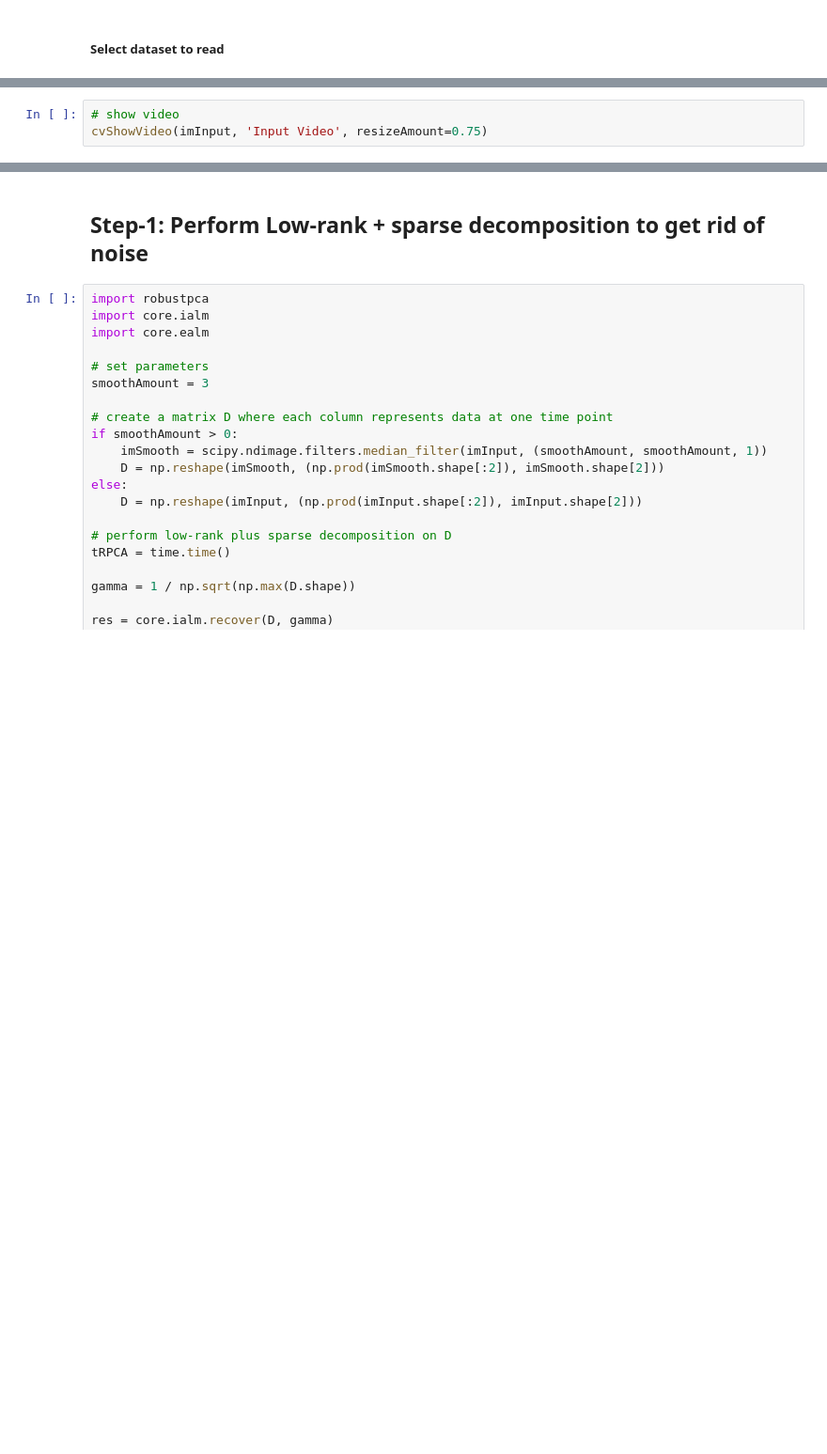
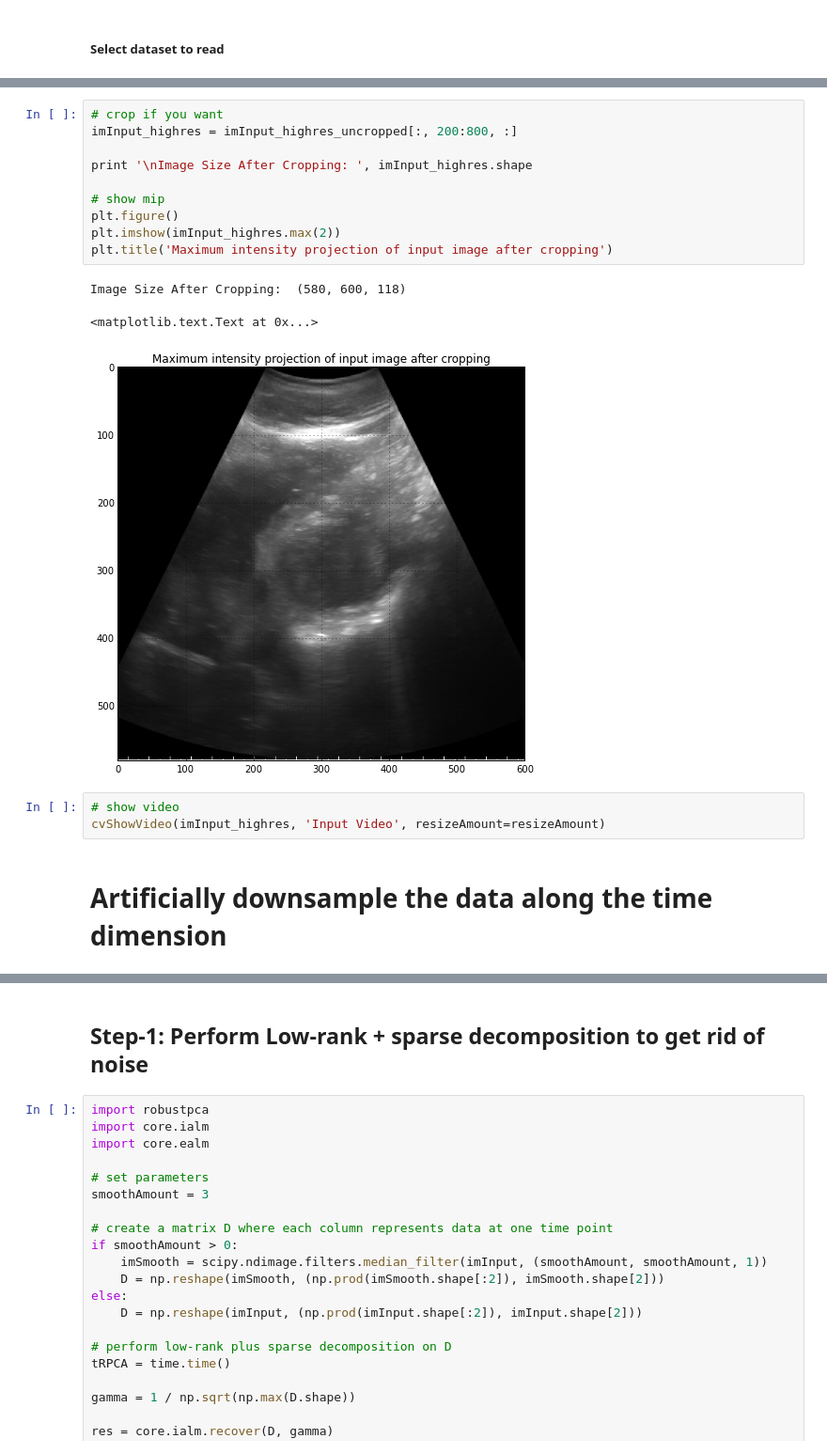
Before and after one commit to KitwareMedical/CardiacUltrasoundPhaseEstimation, a Jupyter notebook: GatingAndSuperresolutionOfPeriodicImageSequence.ipynb, the cells around one changed output, grey strips where cells are left out. Shown at 94% size. Cells and saved outputs as stored; diff of their text form; blank space fills up the shorter version.

```diff
--- a/GatingAndSuperresolutionOfPeriodicImageSequence.ipynb
+++ b/GatingAndSuperresolutionOfPeriodicImageSequence.ipynb
@@ -228,3 +276,19 @@ plt.title('Maximum intensity projection of input image')
+# %%
+# crop if you want
+imInput_highres = imInput_highres_uncropped[:, 200:800, :]
+
+print '\nImage Size After Cropping: ', imInput_highres.shape
+
+# show mip
+plt.figure()
+plt.imshow(imInput_highres.max(2))
+plt.title('Maximum intensity projection of input image after cropping')
+# %% [output]
+Image Size After Cropping:  (580, 600, 118)
+<matplotlib.text.Text at 0x...>
+[figure, added]
 # %%
 # show video
-cvShowVideo(imInput, 'Input Video', resizeAmount=0.75)
+cvShowVideo(imInput_highres, 'Input Video', resizeAmount=resizeAmount)
+# %% [markdown]
+# Artificially downsample the data along the time dimension
```
Also changed, not shown: parts of 40 cells of this notebook.
